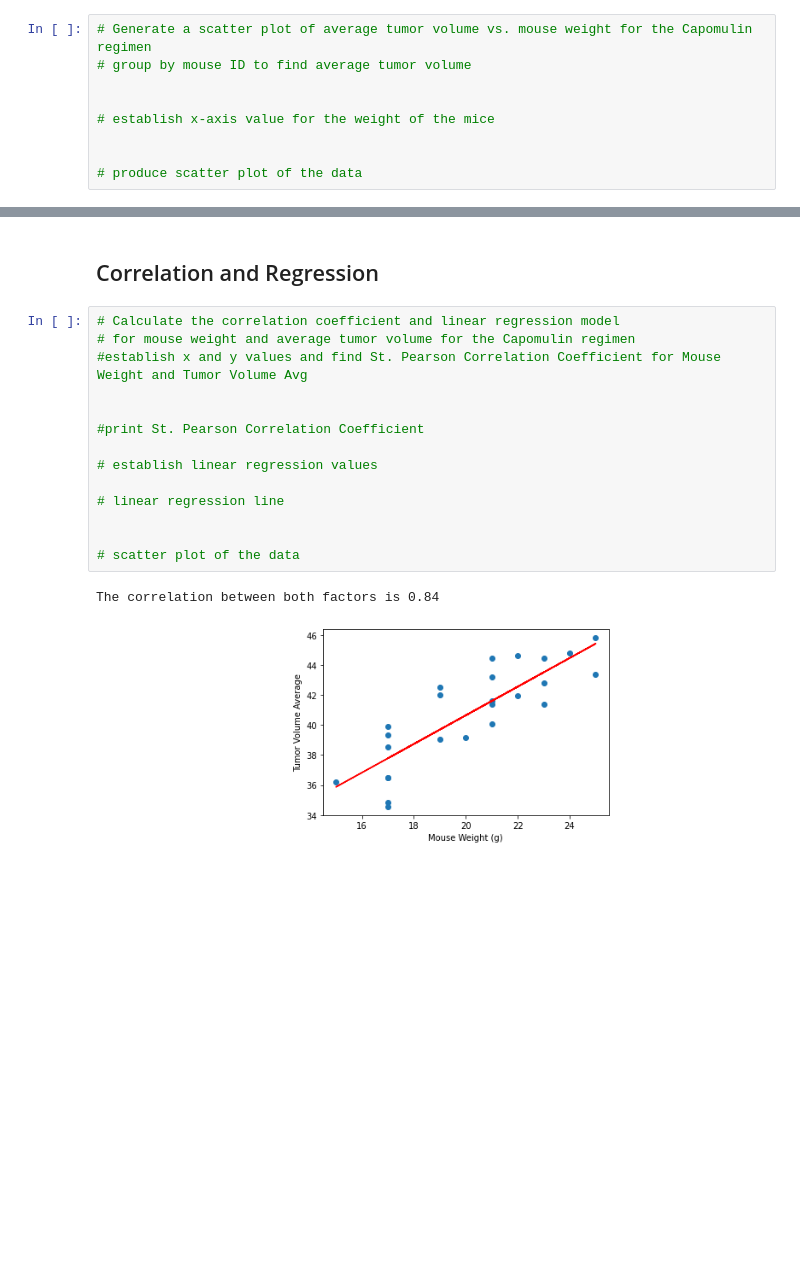
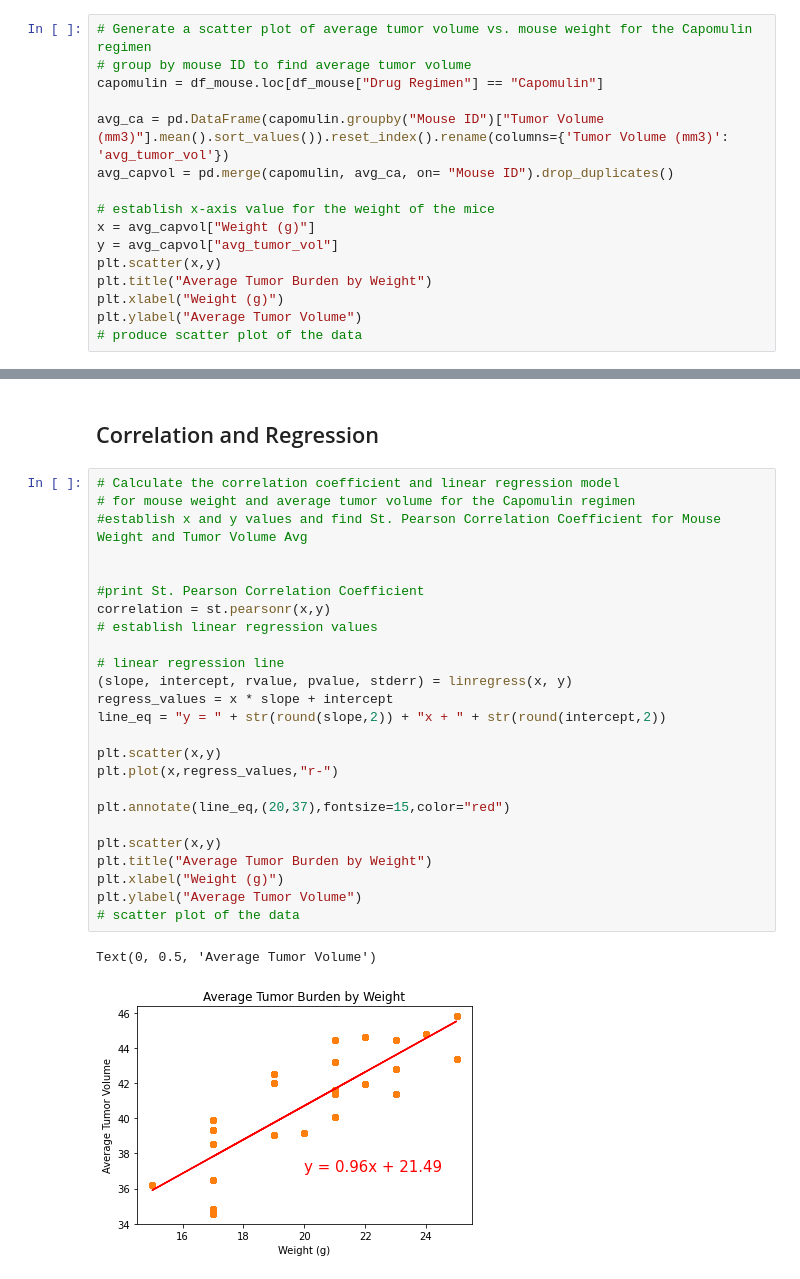
Before and after one commit to AArmagost1/Matplotlib-Homework, a Jupyter notebook: pymaceuticals_ABA- MatPlotLib_HomeWork.ipynb, the cells around one changed output, grey strips where cells are left out. Saved outputs shown, nothing was run; the diff lists cells and outputs as text; blank space fills up the shorter version.

```diff
--- a/pymaceuticals_ABA- MatPlotLib_HomeWork.ipynb
+++ b/pymaceuticals_ABA- MatPlotLib_HomeWork.ipynb
@@ -374,10 +372,17 @@ AttributeError: 'list' object has no attribute 'quantile'
 # %%
 # Generate a scatter plot of average tumor volume vs. mouse weight for the Capomulin regimen
 # group by mouse ID to find average tumor volume
+capomulin = df_mouse.loc[df_mouse["Drug Regimen"] == "Capomulin"]
 
+avg_ca = pd.DataFrame(capomulin.groupby("Mouse ID")["Tumor Volume (mm3)"].mean().sort_values()).reset_index().rename(columns={'Tumor Volume (mm3)': 'avg_tumor_vol'})
+avg_capvol = pd.merge(capomulin, avg_ca, on= "Mouse ID").drop_duplicates()
 
 # establish x-axis value for the weight of the mice
-
-
+x = avg_capvol["Weight (g)"]
+y = avg_capvol["avg_tumor_vol"]
+plt.scatter(x,y)
+plt.title("Average Tumor Burden by Weight")
+plt.xlabel("Weight (g)")
+plt.ylabel("Average Tumor Volume")
 # produce scatter plot of the data
 # %% [output]
@@ -387,17 +393,28 @@ AttributeError: 'list' object has no attribute 'quantile'
 # %%
 # Calculate the correlation coefficient and linear regression model
 # for mouse weight and average tumor volume for the Capomulin regimen
 #establish x and y values and find St. Pearson Correlation Coefficient for Mouse Weight and Tumor Volume Avg
 
 
 #print St. Pearson Correlation Coefficient
-
+correlation = st.pearsonr(x,y)
 # establish linear regression values
 
 # linear regression line
+(slope, intercept, rvalue, pvalue, stderr) = linregress(x, y)
+regress_values = x * slope + intercept
+line_eq = "y = " + str(round(slope,2)) + "x + " + str(round(intercept,2))
 
+plt.scatter(x,y)
+plt.plot(x,regress_values,"r-")
 
+plt.annotate(line_eq,(20,37),fontsize=15,color="red")
+
+plt.scatter(x,y)
+plt.title("Average Tumor Burden by Weight")
+plt.xlabel("Weight (g)")
+plt.ylabel("Average Tumor Volume")
 # scatter plot of the data
 # %% [output]
-The correlation between both factors is 0.84
+Text(0, 0.5, 'Average Tumor Volume')
-[figure, old version]
+[figure, new version]
```
Also changed, not shown: parts of 7 cells of this notebook.
